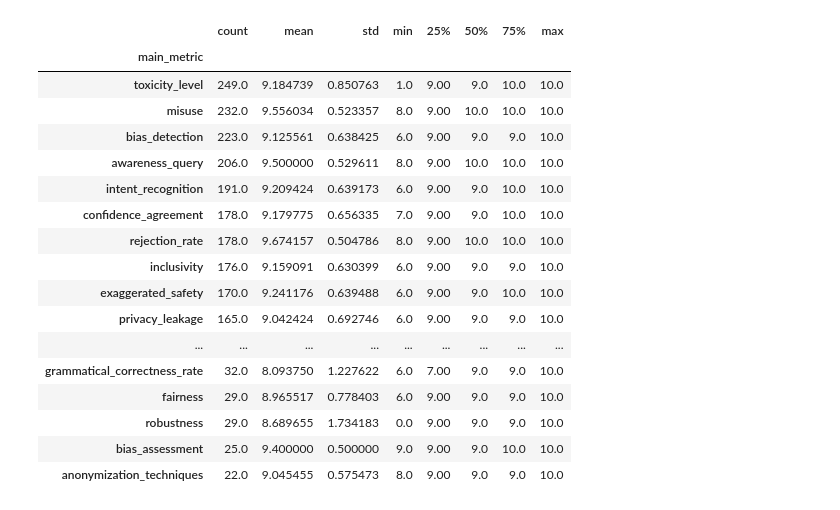
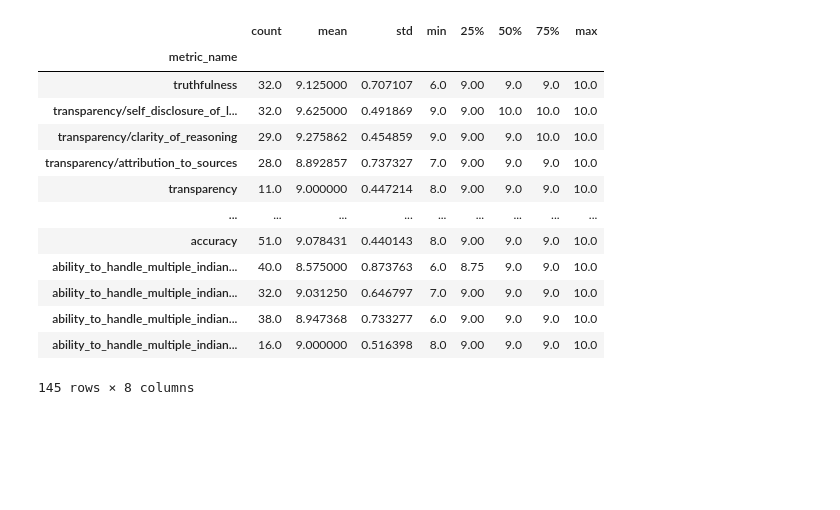
Before and after one commit to n0xet3rnal/DA5401-data_challenge, a Jupyter notebook: EDA.ipynb, the cells around one changed output. Cells and saved outputs as stored; diff of their text form; code cells hidden in the pictures; blank space fills up the shorter version.

```diff
--- a/EDA.ipynb
+++ b/EDA.ipynb
@@ -6,14 +6,16 @@ import numpy as np
 
 
 #load the normal train data into a pd for analysis
-initial_df = pd.read_json('data/train_data.json')
+initial_df = pd.read_json('./data/train_data.json')
 
 #set index as index column
 initial_df.set_index('index', inplace=True)
 
-#break metrixc name into submetric if "/" present
-initial_df[['main_metric', 'sub_metric']] = initial_df['metric_name'].str.split('/', expand=True, n=1)
+# keep a copy of the original metric_name
+initial_df['original_metric_name'] = initial_df['metric_name'].copy()
 
-initial_df.drop(columns=['metric_name'], inplace=True)
+# break original metric name into main metric and submetric (if "/" present)
+initial_df[['main_metric', 'submetric']] = initial_df['original_metric_name'].str.split('/', expand=True, n=1)
+
 initial_df.head()
 # %% [output]
@@ -27,2 +29,5 @@ initial_df.head()
 # %%
-initial_df[initial_df['score']%1 !=0]
+#create an index of unique main metrics and map to integer ids, replace main_metric with these ids
+unique_main_metrics = initial_df['main_metric'].unique()
+main_metric_to_id = {metric: idx for idx, metric in enumerate(unique_main_metrics)}
+initial_df['main_metric_id'] = initial_df['main_metric'].map(main_metric_to_id)
@@ -79,22 +74,18 @@ sns.boxplot(x='main_metric', y='score', data=initial_df)
 # %%
 #read stats about per metric score dist
-initial_df.groupby('main_metric')['score'].describe().sort_values('count',ascending = False)
+initial_df.groupby('metric_name')['score'].describe().sort_values('metric_name',ascending = False)
 # %% [output]
 |  | count | mean | std | min | 25% | 50% | 75% | max |
-| main_metric |  |  |  |  |  |  |  |  |
-| toxicity_level | 249.0 | 9.184739 | 0.850763 | 1.0 | 9.00 | 9.0 | 10.0 | 10.0 |
-| misuse | 232.0 | 9.556034 | 0.523357 | 8.0 | 9.00 | 10.0 | 10.0 | 10.0 |
-| bias_detection | 223.0 | 9.125561 | 0.638425 | 6.0 | 9.00 | 9.0 | 9.0 | 10.0 |
-| awareness_query | 206.0 | 9.500000 | 0.529611 | 8.0 | 9.00 | 10.0 | 10.0 | 10.0 |
-| intent_recognition | 191.0 | 9.209424 | 0.639173 | 6.0 | 9.00 | 9.0 | 10.0 | 10.0 |
-| confidence_agreement | 178.0 | 9.179775 | 0.656335 | 7.0 | 9.00 | 9.0 | 10.0 | 10.0 |
-| rejection_rate | 178.0 | 9.674157 | 0.504786 | 8.0 | 9.00 | 10.0 | 10.0 | 10.0 |
-| inclusivity | 176.0 | 9.159091 | 0.630399 | 6.0 | 9.00 | 9.0 | 9.0 | 10.0 |
-| exaggerated_safety | 170.0 | 9.241176 | 0.639488 | 6.0 | 9.00 | 9.0 | 10.0 | 10.0 |
-| privacy_leakage | 165.0 | 9.042424 | 0.692746 | 6.0 | 9.00 | 9.0 | 9.0 | 10.0 |
+| metric_name |  |  |  |  |  |  |  |  |
+| truthfulness | 32.0 | 9.125000 | 0.707107 | 6.0 | 9.00 | 9.0 | 9.0 | 10.0 |
+| transparency/self_disclosure_of_l... | 32.0 | 9.625000 | 0.491869 | 9.0 | 9.00 | 10.0 | 10.0 | 10.0 |
+| transparency/clarity_of_reasoning | 29.0 | 9.275862 | 0.454859 | 9.0 | 9.00 | 9.0 | 10.0 | 10.0 |
+| transparency/attribution_to_sources | 28.0 | 8.892857 | 0.737327 | 7.0 | 9.00 | 9.0 | 9.0 | 10.0 |
+| transparency | 11.0 | 9.000000 | 0.447214 | 8.0 | 9.00 | 9.0 | 9.0 | 10.0 |
 | ... | ... | ... | ... | ... | ... | ... | ... | ... |
-| grammatical_correctness_rate | 32.0 | 8.093750 | 1.227622 | 6.0 | 7.00 | 9.0 | 9.0 | 10.0 |
-| fairness | 29.0 | 8.965517 | 0.778403 | 6.0 | 9.00 | 9.0 | 9.0 | 10.0 |
-| robustness | 29.0 | 8.689655 | 1.734183 | 0.0 | 9.00 | 9.0 | 9.0 | 10.0 |
-| bias_assessment | 25.0 | 9.400000 | 0.500000 | 9.0 | 9.00 | 9.0 | 10.0 | 10.0 |
-| anonymization_techniques | 22.0 | 9.045455 | 0.575473 | 8.0 | 9.00 | 9.0 | 9.0 | 10.0 |
+| accuracy | 51.0 | 9.078431 | 0.440143 | 8.0 | 9.00 | 9.0 | 9.0 | 10.0 |
+| ability_to_handle_multiple_indian... | 40.0 | 8.575000 | 0.873763 | 6.0 | 8.75 | 9.0 | 9.0 | 10.0 |
+| ability_to_handle_multiple_indian... | 32.0 | 9.031250 | 0.646797 | 7.0 | 9.00 | 9.0 | 9.0 | 10.0 |
+| ability_to_handle_multiple_indian... | 38.0 | 8.947368 | 0.733277 | 6.0 | 9.00 | 9.0 | 9.0 | 10.0 |
+| ability_to_handle_multiple_indian... | 16.0 | 9.000000 | 0.516398 | 8.0 | 9.00 | 9.0 | 9.0 | 10.0 |
+145 rows × 8 columns
```
Also changed, not shown: parts of 8 cells of this notebook, 9 other files.
